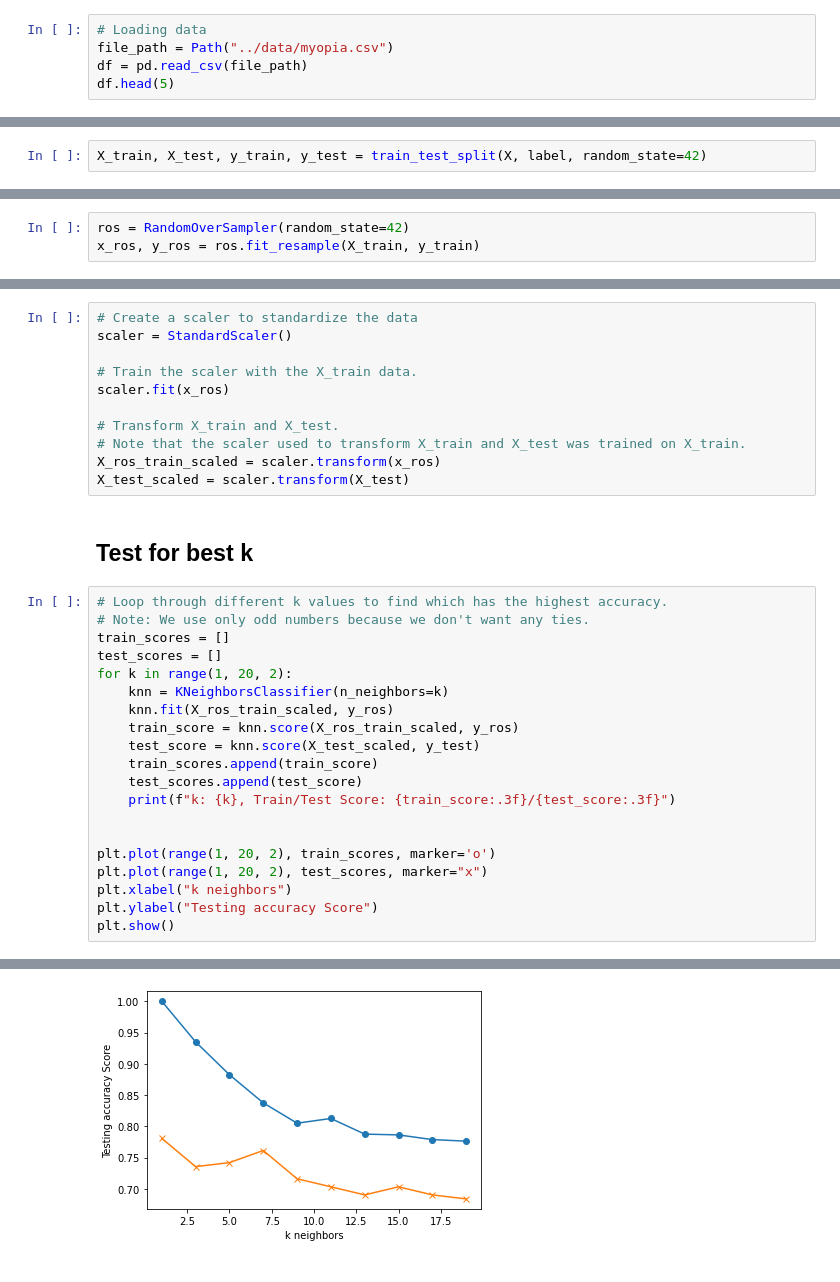
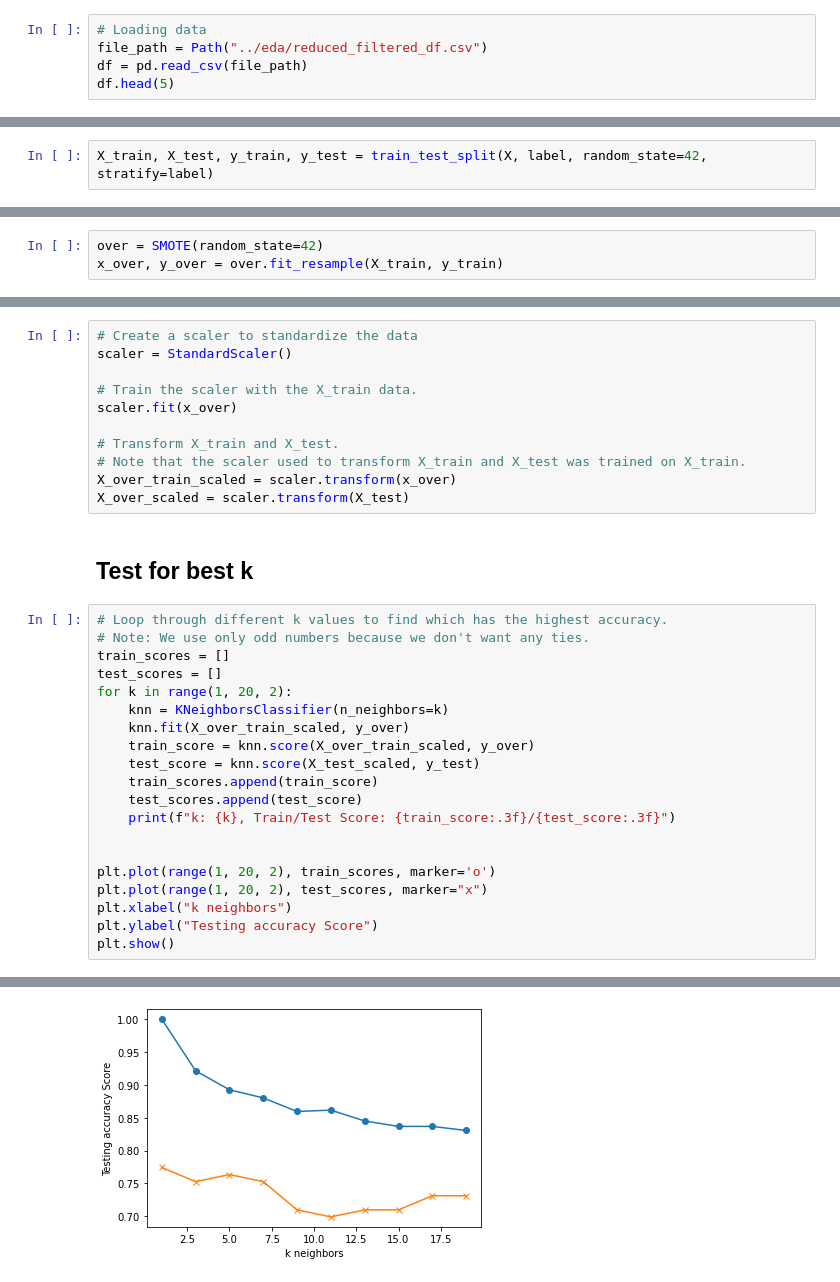
Before and after one commit to ejw-data/ml-myopia, a Jupyter notebook: classification/myopia-KNN.ipynb, the cells around one changed output, grey strips where cells are left out. Saved outputs shown, nothing was run; the diff lists cells and outputs as text.

```diff
--- a/classification/myopia-KNN.ipynb
+++ b/classification/myopia-KNN.ipynb
@@ -16,6 +17,6 @@ from statistics import mean, mode
 # %%
 # Loading data
-file_path = Path("../data/myopia.csv")
+file_path = Path("../eda/reduced_filtered_df.csv")
 df = pd.read_csv(file_path)
 df.head(5)
 # %% [output]
@@ -54,7 +55,7 @@ X.head()
 # %% [markdown]
 ## KNN
 # %%
-X_train, X_test, y_train, y_test = train_test_split(X, label, random_state=42)
+X_train, X_test, y_train, y_test = train_test_split(X, label, random_state=42, stratify=label)
 # %%
 # Create a scaler to standardize the data
 scaler = StandardScaler()
@@ -176,6 +172,6 @@ from imblearn.over_sampling import RandomOverSampler
 from collections import Counter
 # %%
-ros = RandomOverSampler(random_state=42)
-x_ros, y_ros = ros.fit_resample(X_train, y_train)
+over = SMOTE(random_state=42)
+x_over, y_over = over.fit_resample(X_train, y_train)
 # %%
 print('Original dataset shape', Counter(y_train))
@@ -188,12 +184,12 @@ Resample dataset shape Counter({0: 400, 1: 400})
 scaler = StandardScaler()
 
 # Train the scaler with the X_train data.
-scaler.fit(x_ros)
+scaler.fit(x_over)
 
 # Transform X_train and X_test.
 # Note that the scaler used to transform X_train and X_test was trained on X_train.
-X_ros_train_scaled = scaler.transform(x_ros)
-X_test_scaled = scaler.transform(X_test)
+X_over_train_scaled = scaler.transform(x_over)
+X_over_scaled = scaler.transform(X_test)
 # %% [markdown]
 ## Test for best k
 # %%
@@ -203,8 +199,8 @@ train_scores = []
 test_scores = []
 for k in range(1, 20, 2):
     knn = KNeighborsClassifier(n_neighbors=k)
-    knn.fit(X_ros_train_scaled, y_ros)
-    train_score = knn.score(X_ros_train_scaled, y_ros)
+    knn.fit(X_over_train_scaled, y_over)
+    train_score = knn.score(X_over_train_scaled, y_over)
     test_score = knn.score(X_test_scaled, y_test)
     train_scores.append(train_score)
     test_scores.append(test_score)
@@ -230,3 +226,3 @@ k: 19, Train/Test Score: 0.776/0.684
-[figure, old version]
+[figure, new version]
 # %%
 # Instantiate KNN model and make predictions
```
Also changed, not shown: parts of 18 cells of this notebook, 8 other files.
